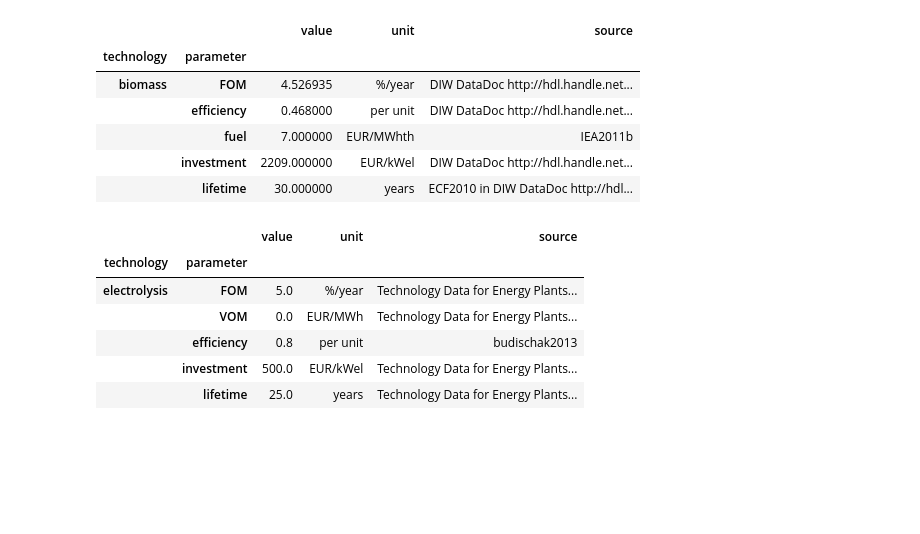
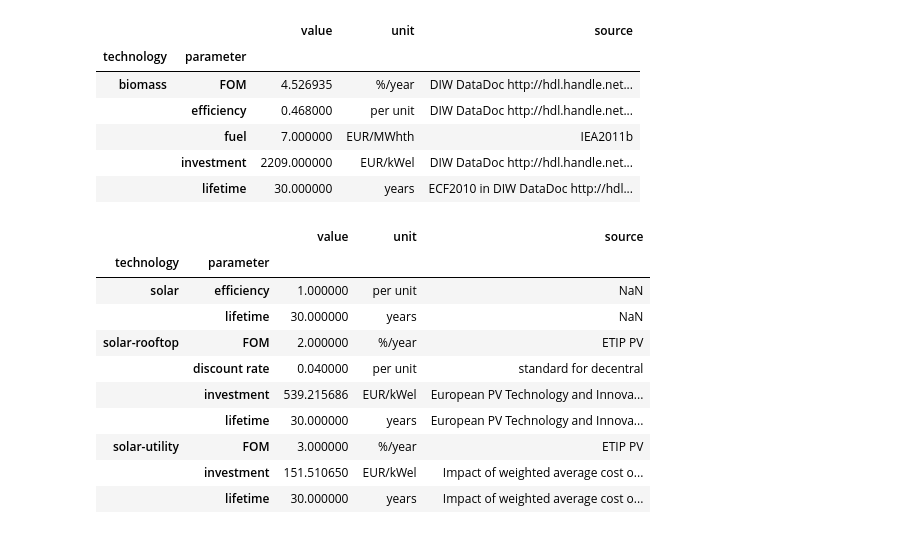
Before and after one commit to martavp/pypsa-eur-sec-30-path, a Jupyter notebook: paper_graphics/data/costs/compile_cost_assumptions.ipynb, the cells around one changed output. Cells and saved outputs as stored; diff of their text form; code cells hidden in the pictures; blank space fills up the shorter version.

```diff
--- a/paper_graphics/data/costs/compile_cost_assumptions.ipynb
+++ b/paper_graphics/data/costs/compile_cost_assumptions.ipynb
@@ -533,12 +533,16 @@ pd.read_csv('inputs/costs_PyPSA.csv', index_col=list(range(2))).sort_index().fil
 |  | investment | 2209.000000 | EUR/kWel | DIW DataDoc http://hdl.handle.net... |
 |  | lifetime | 30.000000 | years | ECF2010 in DIW DataDoc http://hdl... |
 # %%
-costs.filter(like='electro',axis=0)
+costs.filter(like='solar',axis=0)
 # %% [output]
 |  |  | value | unit | source |
 | technology | parameter |  |  |  |
-| electrolysis | FOM | 5.0 | %/year | Technology Data for Energy Plants... |
-|  | VOM | 0.0 | EUR/MWh | Technology Data for Energy Plants... |
-|  | efficiency | 0.8 | per unit | budischak2013 |
-|  | investment | 500.0 | EUR/kWel | Technology Data for Energy Plants... |
-|  | lifetime | 25.0 | years | Technology Data for Energy Plants... |
+| solar | efficiency | 1.000000 | per unit | NaN |
+|  | lifetime | 30.000000 | years | NaN |
+| solar-rooftop | FOM | 2.000000 | %/year | ETIP PV |
+|  | discount rate | 0.040000 | per unit | standard for decentral |
+|  | investment | 539.215686 | EUR/kWel | European PV Technology and Innova... |
+|  | lifetime | 30.000000 | years | European PV Technology and Innova... |
+| solar-utility | FOM | 3.000000 | %/year | ETIP PV |
+|  | investment | 151.510650 | EUR/kWel | Impact of weighted average cost o... |
+|  | lifetime | 30.000000 | years | Impact of weighted average cost o... |
```
Also changed, not shown: parts of 1 cell of this notebook, 15 other files.
